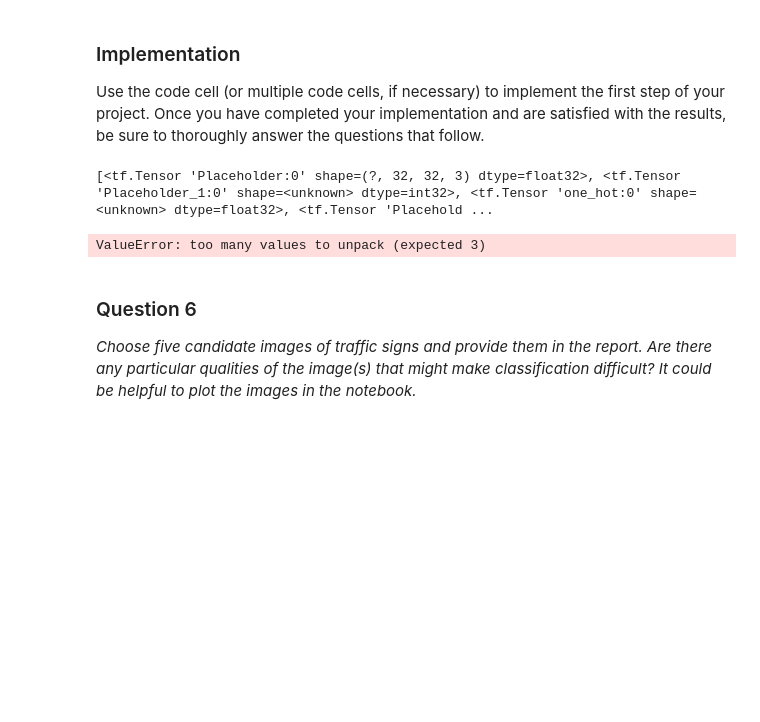
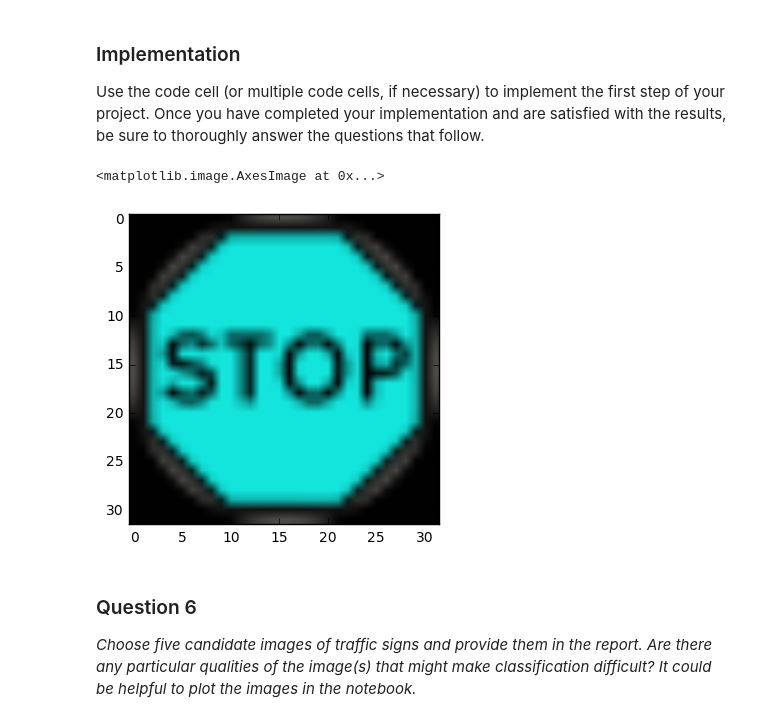
Before and after one commit to hristo-vrigazov/traffic-signs, a Jupyter notebook: Traffic_Sign_Classifier.ipynb, the cells around one changed output. Cells and saved outputs as stored; diff of their text form; code cells hidden in the pictures; blank space fills up the shorter version.

Commit message:
Started exprimenting with images

```diff
--- a/Traffic_Sign_Classifier.ipynb
+++ b/Traffic_Sign_Classifier.ipynb
@@ -517,23 +517,17 @@ You may find `signnames.csv` useful as it contains mappings from the class id (i
 ### Implementation
 
 Use the code cell (or multiple code cells, if necessary) to implement the first step of your project. Once you have completed your implementation and are satisfied with the results, be sure to thoroughly answer the questions that follow.
-# %%
-### Load the images and plot them here.
-### Feel free to use as many code cells as needed.
-import tensorflow as tf
-with tf.Graph().as_default() as g:
-    with tf.Session() as sess:
-        loader = tf.train.import_meta_graph('lenet.meta')
-        print(tf.get_collection('inputs'))
-        x,y, one_hot= tf.get_collection('inputs')
-        logits, correct_prediction, accuracy_operation = tf.get_collection('outputs')
-        loader.restore(sess, tf.train.latest_checkpoint('./'))
-
-        test_accuracy = evaluate(X_test, y_test, sess)
-        print("Test Accuracy = {:.3f}".format(test_accuracy))
-# %% [output]
-[<tf.Tensor 'Placeholder:0' shape=(?, 32, 32, 3) dtype=float32>, <tf.Tensor 'Placeholder_1:0' shape=<unknown> dtype=int32>, <tf.Tensor 'one_hot:0' shape=<unknown> dtype=float32>, <tf.Tensor 'Placehold ...
-ValueError: too many values to unpack (expected 3)
+# %%
+### Load the images and plot them here.
+### Feel free to use as many code cells as needed.
+import cv2
+url = 'https://assets.digital.cabinet-office.gov.uk/media/55b9f3d040f0b6151c00001f/sign-giving-order-manually-stop.jpg'
+X_new = np.zeros((10, 32, 32, 3))
+X_new[0] = imutils.resize(temp, 32)
+plt.imshow(X_new[0])
+# %% [output]
+<matplotlib.image.AxesImage at 0x...>
+[figure, added]
 # %% [markdown]
 ### Question 6
 
```
Also changed, not shown: parts of 3 cells of this notebook.
